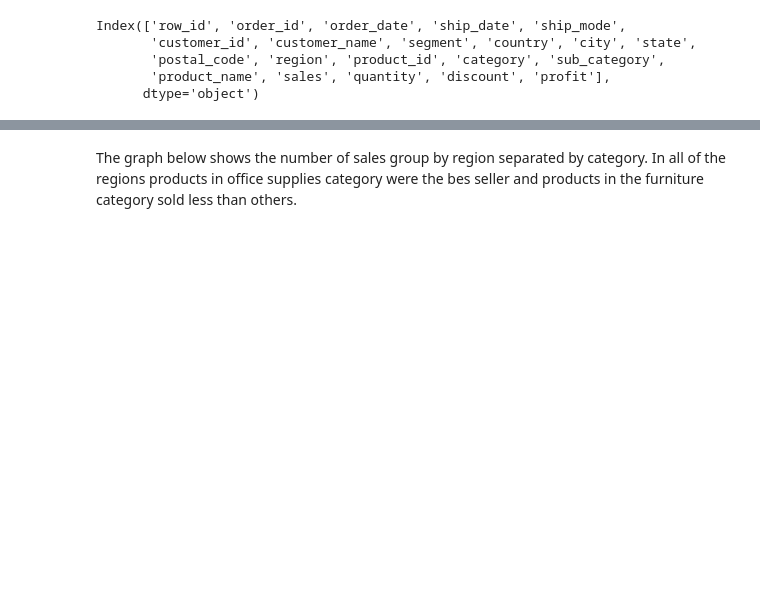
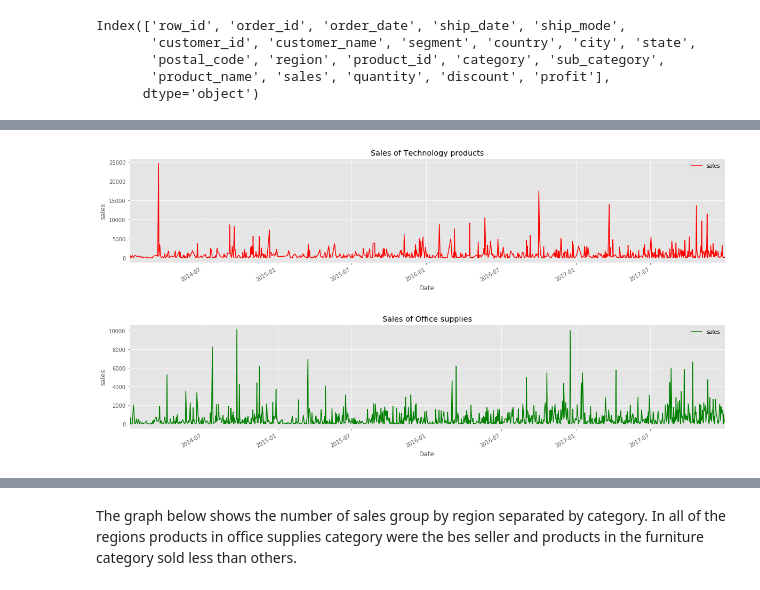
Before and after one commit to yasamanensafi/retail_store_sales_forecasting, a Jupyter notebook: Project EDA.ipynb, the cells around one changed output, grey strips where cells are left out. Drawn from its saved outputs; the diff is of its cells as text; code cells hidden in the pictures; blank space fills up the shorter version.

```diff
--- a/Project EDA.ipynb
+++ b/Project EDA.ipynb
@@ -144,7 +96,0 @@ df_furniture=data.loc[data['category'] == 'Furniture']
-# %%
-plt.figure(figsize = (10,4))
-plt.rc('xtick', labelsize=11)
-plt.rc('ytick', labelsize=11)
-sns.countplot(df_furniture['segment'],color='#2E86C1')
-plt.title("Number of Furniture Sales in Different Segments")
-plt.show()
@@ -214,0 +162,17 @@ plt.show()
+# %%
+technology_sales = technology[['sales']]
+ax= technology_sales.plot(color='r',figsize=(20,4))
+plt.xlabel("Date")
+plt.ylabel('sales')
+plt.title("Sales of Technology products")
+plt.show()
+
+office_sales = office[['sales']]
+ax= office_sales.plot(color='green',figsize=(20,4))
+ax.set_xlabel("Date")
+ax.set_ylabel('sales')
+ax.set_title("Sales of Office supplies")
+plt.show()
+# %% [output]
+[figure, added]
+[figure, added]
```
Also changed, not shown: parts of 90 cells of this notebook.
